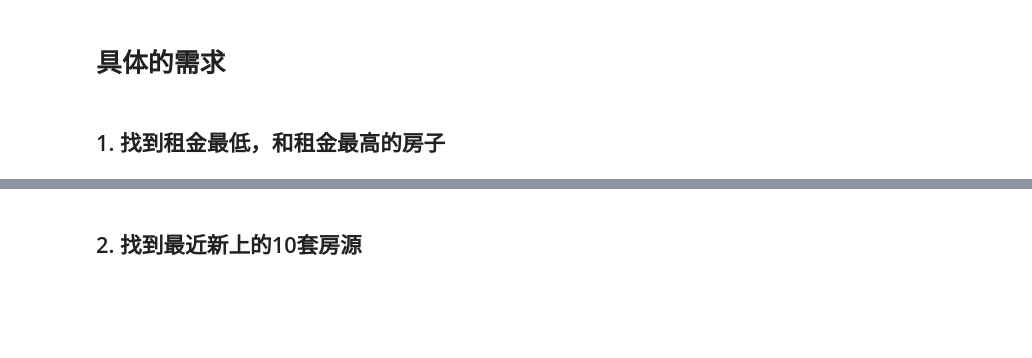
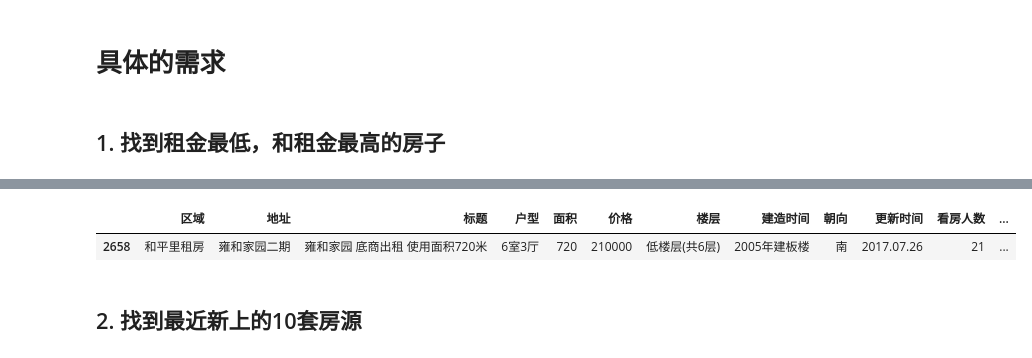
Before and after one commit to xlg08/Python_fo, a Jupyter notebook: 02_数据处理和统计分析/day09_pandas入门/day_09/day_09.ipynb, the cells around one changed output, grey strips where cells are left out. Saved outputs shown, nothing was run; the diff lists cells and outputs as text; code cells hidden in the pictures; blank space fills up the shorter version.

```diff
--- a/02_数据处理和统计分析/day09_pandas入门/day_09/day_09.ipynb
+++ b/02_数据处理和统计分析/day09_pandas入门/day_09/day_09.ipynb
@@ -92,3 +68,9 @@ Name: 2658, dtype: object
+# %%
+# df.sort_values('价格').head(1)        # 最便宜的
+df.sort_values('价格').tail(1)        # 最贵的
+# %% [output]
+|  | 区域 | 地址 | 标题 | 户型 | 面积 | 价格 | 楼层 | 建造时间 | 朝向 | 更新时间 | 看房人数 | ... |
+| 2658 | 和平里租房 | 雍和家园二期 | 雍和家园 底商出租 使用面积720米 | 6室3厅 | 720 | 210000 | 低楼层(共6层) | 2005年建板楼 | 南 | 2017.07.26 | 21 | ... |
 # %% [markdown]
 ## 2. 找到最近新上的10套房源
 # %%
```
Also changed, not shown: parts of 18 cells of this notebook.
